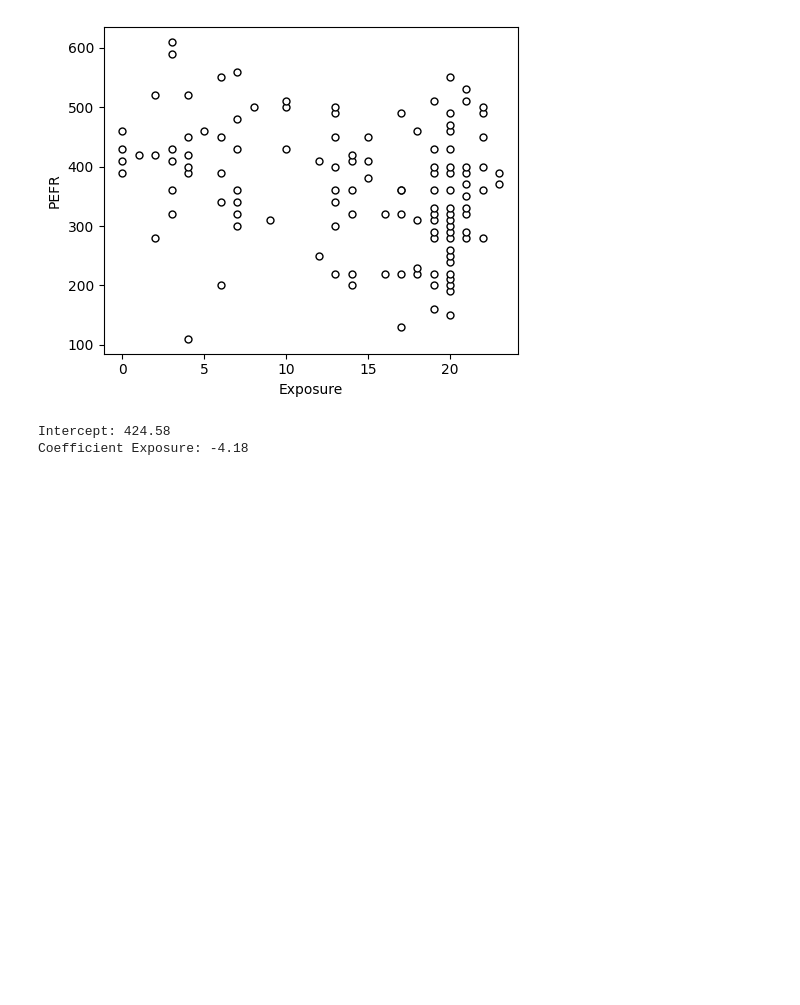
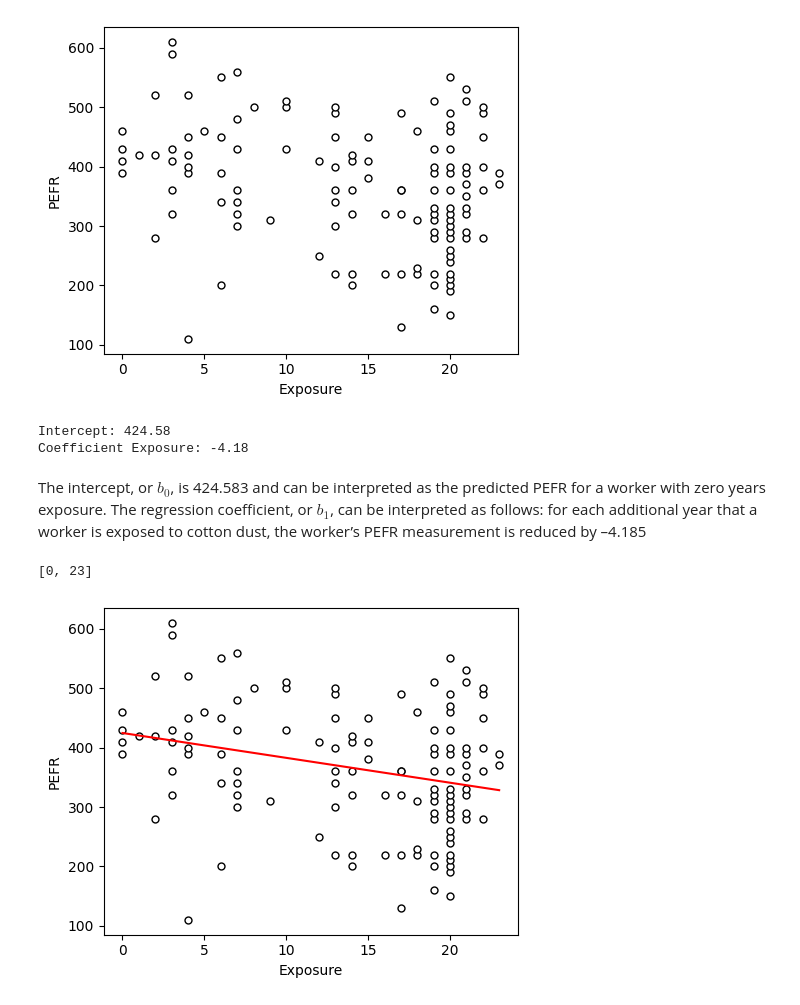
Before and after one commit to matuneville/practical-statistics-book, a Jupyter notebook: src/04-Regression_&_Prediction/chapter_04_py.ipynb, the cells around one changed output. Saved outputs shown, nothing was run; the diff lists cells and outputs as text; code cells hidden in the pictures; blank space fills up the shorter version.

Commit message:
chapter 04 - linear regression

```diff
--- a/src/04-Regression_&_Prediction/chapter_04_py.ipynb
+++ b/src/04-Regression_&_Prediction/chapter_04_py.ipynb
@@ -27,3 +33,20 @@ print(f'Coefficient Exposure: {model.coef_[0]:.2f}')
 # %% [output]
 Intercept: 424.58
 Coefficient Exposure: -4.18
+# %% [markdown]
+The intercept, or $b_0$, is 424.583 and can be interpreted as the predicted PEFR for a worker with zero years exposure. The regression coefficient, or $b_1$, can be interpreted as follows: for each additional year that a worker is exposed to cotton dust, the worker’s PEFR measurement is reduced by –4.185
+# %%
+# Create a range of x values
+x_range = [lung['Exposure'].min(), lung['Exposure'].max()]
+
+# Calculate the corresponding y values for the line
+y_range = model.intercept_ + model.coef_ * x_range
+
+lung.plot.scatter(x='Exposure', y='PEFR', s=25, color='white', edgecolor='black', figsize=(5,4))
+plt.plot(x_range, y_range, color='r')
+plt.tight_layout()
+
+x_range
+# %% [output]
+[0, 23]
+[figure, added]
```
Also changed, not shown: parts of 2 cells of this notebook.
